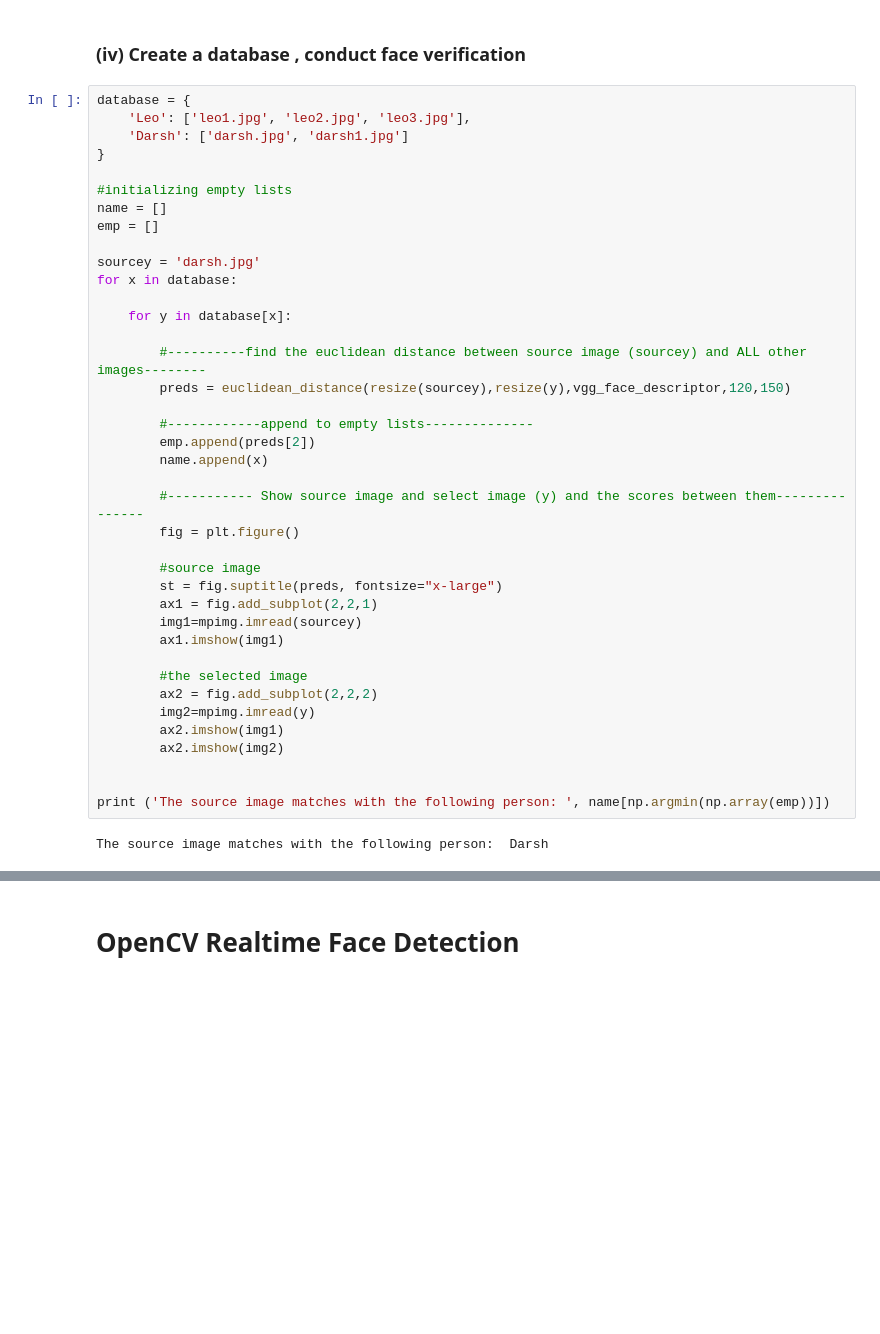
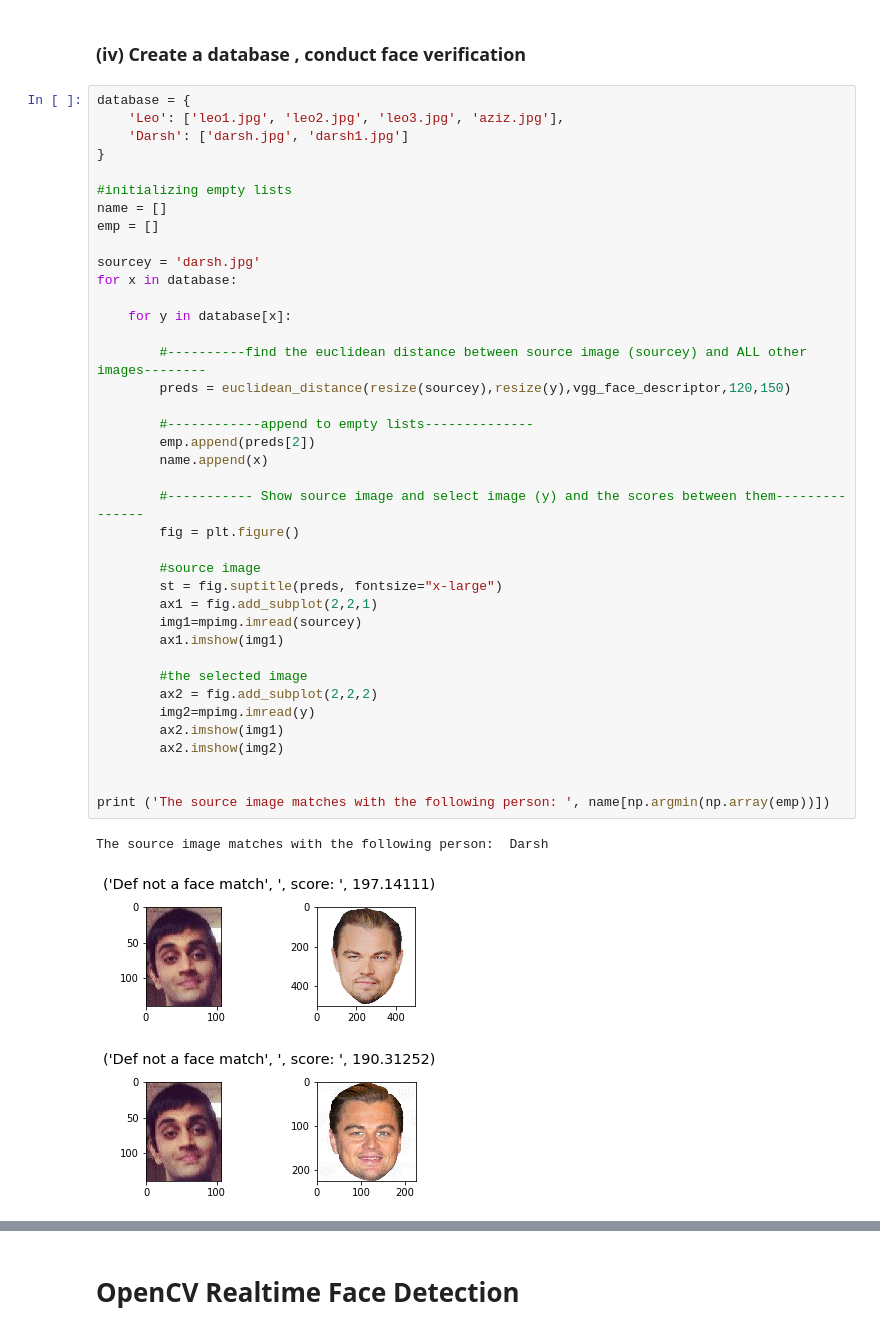
Before and after one commit to darshdee/Deep-Learning, a Jupyter notebook: My Projects/FaceRecognition/Face Verification & Recognition Using CNNs.ipynb, the cells around one changed output, grey strips where cells are left out. Cells and saved outputs as stored; diff of their text form; blank space fills up the shorter version.

```diff
--- a/My Projects/FaceRecognition/Face Verification & Recognition Using CNNs.ipynb
+++ b/My Projects/FaceRecognition/Face Verification & Recognition Using CNNs.ipynb
@@ -281,7 +321,7 @@ euclidean_distance(resize('leo1.jpg'),resize('leo2.jpg'),vgg_face_descriptor,120
 ### (iv) Create a database , conduct face verification
 # %%
 database = {
-    'Leo': ['leo1.jpg', 'leo2.jpg', 'leo3.jpg'],
+    'Leo': ['leo1.jpg', 'leo2.jpg', 'leo3.jpg', 'aziz.jpg'],
     'Darsh': ['darsh.jpg', 'darsh1.jpg']
 }
 
@@ -293,30 +333,32 @@ sourcey = 'darsh.jpg'
 for x in database:
 
     for y in database[x]:
 
         #----------find the euclidean distance between source image (sourcey) and ALL other images--------
         preds = euclidean_distance(resize(sourcey),resize(y),vgg_face_descriptor,120,150)
 
         #------------append to empty lists--------------
         emp.append(preds[2])
         name.append(x)
 
         #----------- Show source image and select image (y) and the scores between them---------------
         fig = plt.figure()
 
         #source image
         st = fig.suptitle(preds, fontsize="x-large")
         ax1 = fig.add_subplot(2,2,1)
         img1=mpimg.imread(sourcey)
         ax1.imshow(img1)
 
         #the selected image
         ax2 = fig.add_subplot(2,2,2)
         img2=mpimg.imread(y)
         ax2.imshow(img1)
         ax2.imshow(img2)
 
 
 print ('The source image matches with the following person: ', name[np.argmin(np.array(emp))])
 # %% [output]
 The source image matches with the following person:  Darsh
+[figure, added]
+[figure, added]
```
Also changed, not shown: parts of 12 cells of this notebook.
